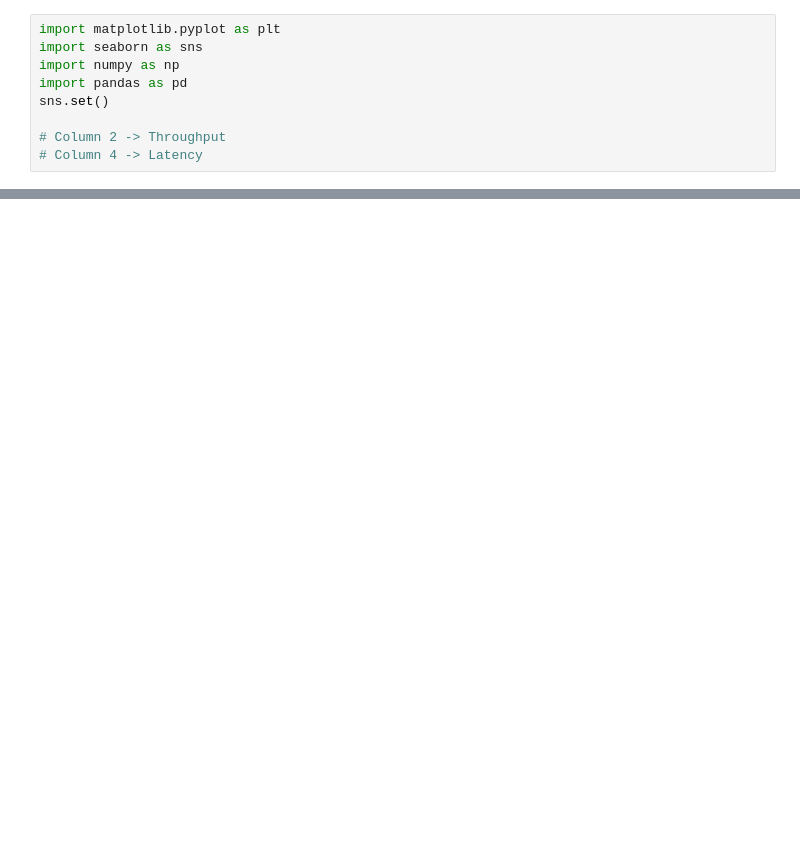
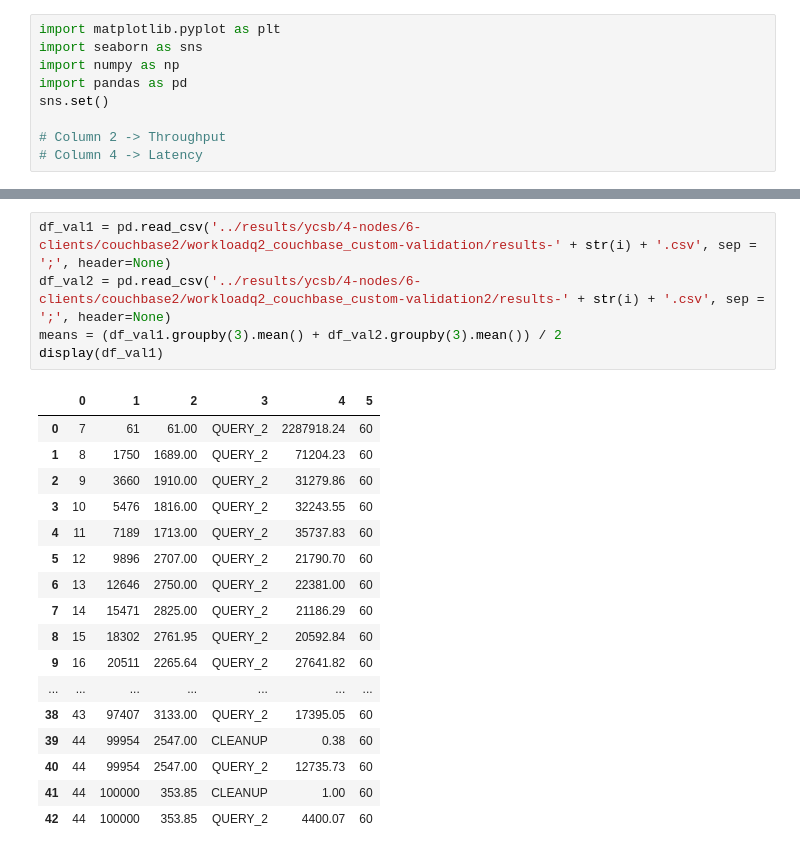
Before and after one commit to gabrielrodriguesrocha/PMD-2019-2, a Jupyter notebook: graphs/YCSB.ipynb, the cells around one changed output, grey strips where cells are left out. Drawn from its saved outputs; the diff is of its cells as text; blank space fills up the shorter version.

```diff
--- a/graphs/YCSB.ipynb
+++ b/graphs/YCSB.ipynb
@@ -349,0 +750,23 @@ fig = sns.lineplot(data=mean_df.Latency, ax=ax2)
+# %%
+df_val1 = pd.read_csv('../results/ycsb/4-nodes/6-clients/couchbase2/workloadq2_couchbase_custom-validation/results-' + str(i) + '.csv', sep = ';', header=None)
+df_val2 = pd.read_csv('../results/ycsb/4-nodes/6-clients/couchbase2/workloadq2_couchbase_custom-validation2/results-' + str(i) + '.csv', sep = ';', header=None)
+means = (df_val1.groupby(3).mean() + df_val2.groupby(3).mean()) / 2
+display(df_val1)
+# %% [output]
+|  | 0 | 1 | 2 | 3 | 4 | 5 |
+| 0 | 7 | 61 | 61.00 | QUERY_2 | 2287918.24 | 60 |
+| 1 | 8 | 1750 | 1689.00 | QUERY_2 | 71204.23 | 60 |
+| 2 | 9 | 3660 | 1910.00 | QUERY_2 | 31279.86 | 60 |
+| 3 | 10 | 5476 | 1816.00 | QUERY_2 | 32243.55 | 60 |
+| 4 | 11 | 7189 | 1713.00 | QUERY_2 | 35737.83 | 60 |
+| 5 | 12 | 9896 | 2707.00 | QUERY_2 | 21790.70 | 60 |
+| 6 | 13 | 12646 | 2750.00 | QUERY_2 | 22381.00 | 60 |
+| 7 | 14 | 15471 | 2825.00 | QUERY_2 | 21186.29 | 60 |
+| 8 | 15 | 18302 | 2761.95 | QUERY_2 | 20592.84 | 60 |
+| 9 | 16 | 20511 | 2265.64 | QUERY_2 | 27641.82 | 60 |
+| ... | ... | ... | ... | ... | ... | ... |
+| 38 | 43 | 97407 | 3133.00 | QUERY_2 | 17395.05 | 60 |
+| 39 | 44 | 99954 | 2547.00 | CLEANUP | 0.38 | 60 |
+| 40 | 44 | 99954 | 2547.00 | QUERY_2 | 12735.73 | 60 |
+| 41 | 44 | 100000 | 353.85 | CLEANUP | 1.00 | 60 |
+| 42 | 44 | 100000 | 353.85 | QUERY_2 | 4400.07 | 60 |
```
Also changed, not shown: parts of 12 cells of this notebook.
